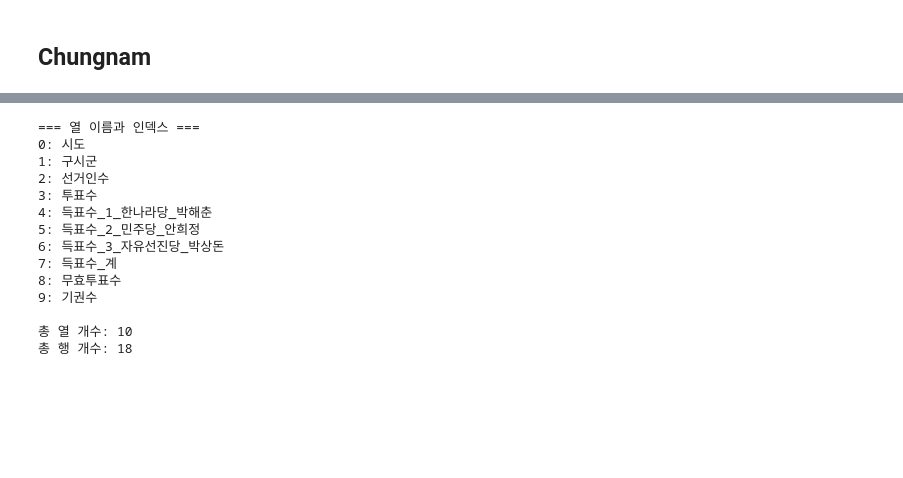
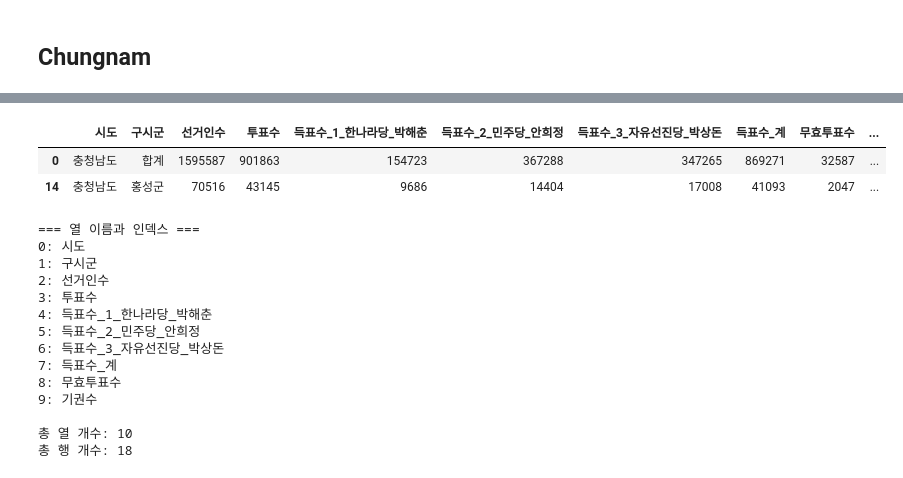
Before and after one commit to sw1kwon/Elections, a Jupyter notebook: posts/v2_g5.ipynb, the cells around one changed output, grey strips where cells are left out. Cells and saved outputs as stored; diff of their text form; code cells hidden in the pictures; blank space fills up the shorter version.

```diff
--- a/posts/v2_g5.ipynb
+++ b/posts/v2_g5.ipynb
@@ -1519,3 +1535,11 @@ print(154723 + 367288 + 347265 + 32587 + 693724)
+# %%
+g5_chungnam.\
+assign(득표수_합=lambda df: df["득표수_1_한나라당_박해춘"] + df["득표수_2_민주당_안희정"] + df["득표수_3_자유선진당_박상돈"]).\
+query("득표수_합 != 득표수_계")
+# %% [output]
+|  | 시도 | 구시군 | 선거인수 | 투표수 | 득표수_1_한나라당_박해춘 | 득표수_2_민주당_안희정 | 득표수_3_자유선진당_박상돈 | 득표수_계 | 무효투표수 | ... |
+| 0 | 충청남도 | 합계 | 1595587 | 901863 | 154723 | 367288 | 347265 | 869271 | 32587 | ... |
+| 14 | 충청남도 | 홍성군 | 70516 | 43145 | 9686 | 14404 | 17008 | 41093 | 2047 | ... |
 # %%
 show_column_info(g5_chungnam)
 # %% [output]
```
Also changed, not shown: parts of 3 cells of this notebook, 3 other files.
